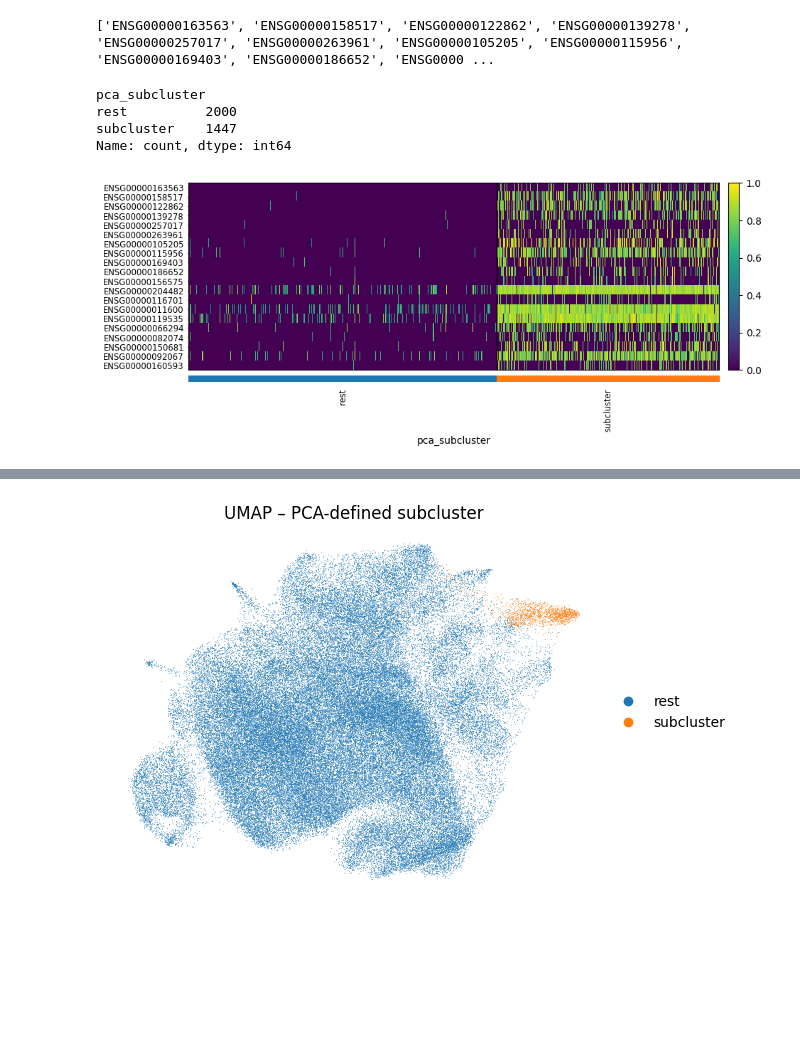
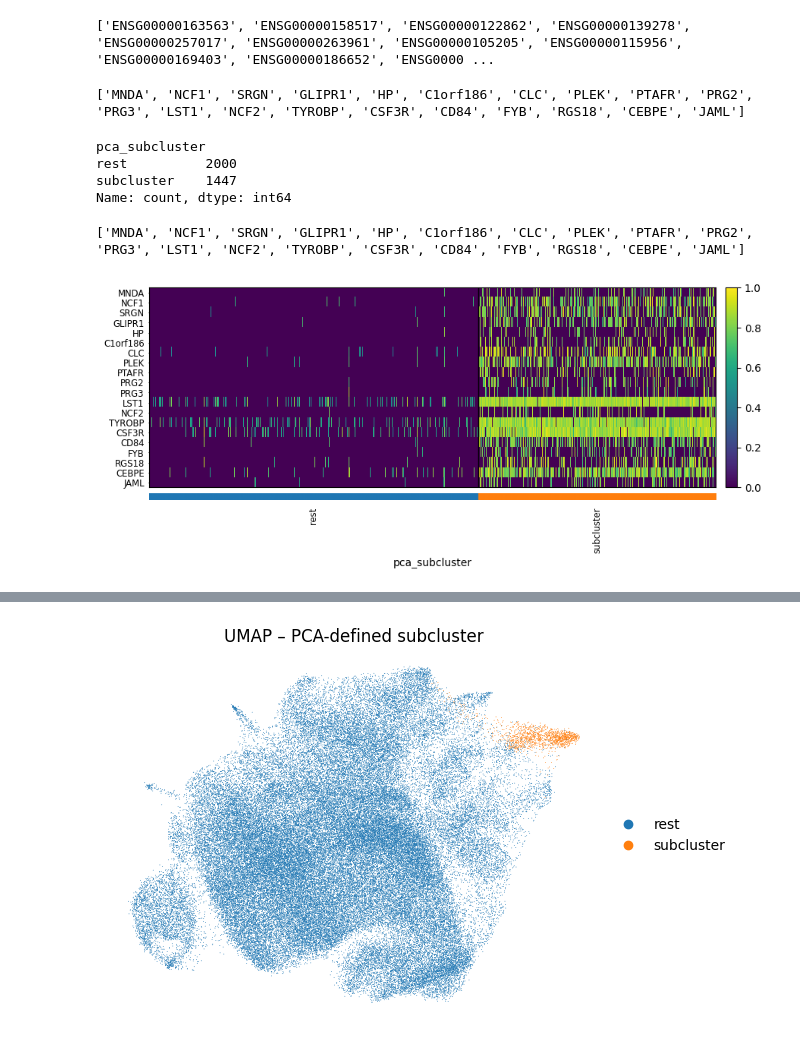
Before and after one commit to Torben4/amlg, a Jupyter notebook: src/projects/scrnaseq_project/scrnaseq_project.ipynb, the cells around one changed output, grey strips where cells are left out. Saved outputs shown, nothing was run; the diff lists cells and outputs as text; code cells hidden in the pictures; blank space fills up the shorter version.

```diff
--- a/src/projects/scrnaseq_project/scrnaseq_project.ipynb
+++ b/src/projects/scrnaseq_project/scrnaseq_project.ipynb
@@ -531,6 +407,15 @@ top_genes[:5], len(top_genes)
 print(top_genes)
 # %% [output]
 ['ENSG00000163563', 'ENSG00000158517', 'ENSG00000122862', 'ENSG00000139278', 'ENSG00000257017', 'ENSG00000263961', 'ENSG00000105205', 'ENSG00000115956', 'ENSG00000169403', 'ENSG00000186652', 'ENSG0000 ...
+# %%
+top_gene_symbols = (
+    adata_pert.var
+    .loc[top_genes, "gene_name"]
+    .tolist()
+)
+print(top_gene_symbols)
+# %% [output]
+['MNDA', 'NCF1', 'SRGN', 'GLIPR1', 'HP', 'C1orf186', 'CLC', 'PLEK', 'PTAFR', 'PRG2', 'PRG3', 'LST1', 'NCF2', 'TYROBP', 'CSF3R', 'CD84', 'FYB', 'RGS18', 'CEBPE', 'JAML']
 # %%
 import numpy as np
 
@@ -554,16 +439,28 @@ pca_subcluster
 rest          2000
 subcluster    1447
 Name: count, dtype: int64
+# %%
+top_gene_symbols = (
+    adata_hm.var
+    .loc[top_genes, "gene_name"]
+    .tolist()
+)
+print(top_gene_symbols)
+# %% [output]
+['MNDA', 'NCF1', 'SRGN', 'GLIPR1', 'HP', 'C1orf186', 'CLC', 'PLEK', 'PTAFR', 'PRG2', 'PRG3', 'LST1', 'NCF2', 'TYROBP', 'CSF3R', 'CD84', 'FYB', 'RGS18', 'CEBPE', 'JAML']
 # %%
 import scanpy as sc
+
+top_genes = adata_hm.var.loc[top_genes, "gene_name"].tolist()
 
 sc.pl.heatmap(
     adata_hm,
     var_names=top_genes,
     groupby="pca_subcluster",
     swap_axes=True,
     show_gene_labels=True,
+    gene_symbols="gene_name",
     standard_scale="var"  # z-score pro Gen -> sehr gut für Visualisierung
 )
 # %% [output]
-[figure, old version]
+[figure, new version]
```
Also changed, not shown: parts of 9 cells of this notebook.
